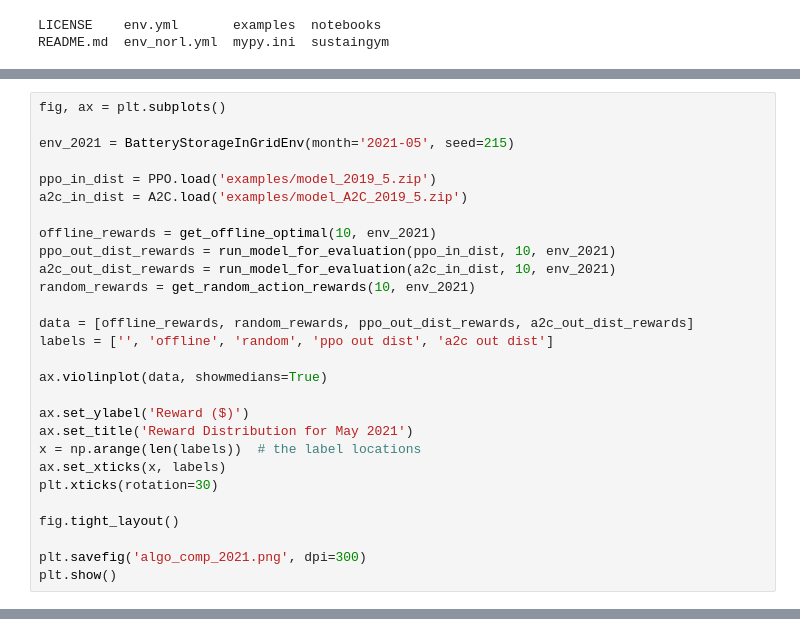
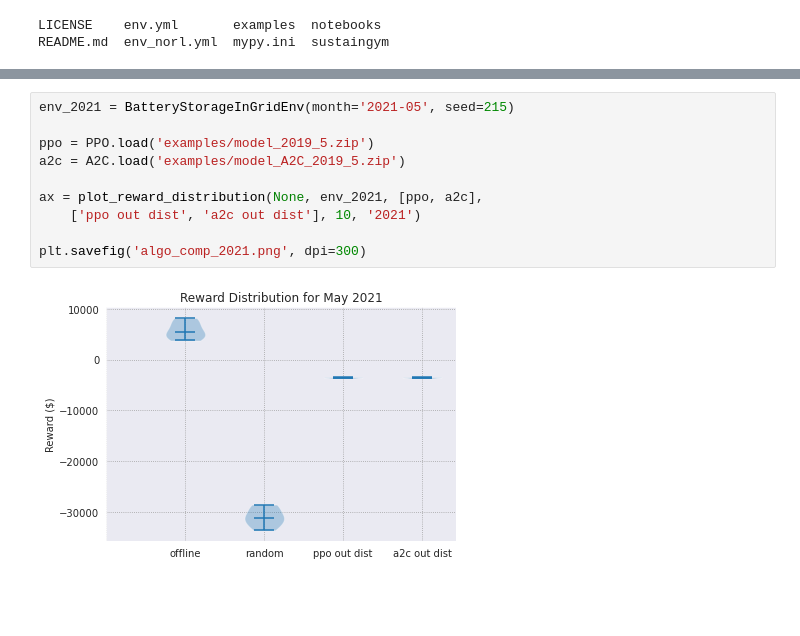
Before and after one commit to chrisyeh96/sustaingym, a Jupyter notebook: examples/model_analysis.ipynb, the cells around one changed output, grey strips where cells are left out. Drawn from its saved outputs; the diff is of its cells as text; blank space fills up the shorter version.

```diff
--- a/examples/model_analysis.ipynb
+++ b/examples/model_analysis.ipynb
@@ -160,28 +57,0 @@ plt.show()
-# %%
-fig, ax = plt.subplots()
-
-env_2021 = BatteryStorageInGridEnv(month='2021-05', seed=215)
-
-ppo_in_dist = PPO.load('examples/model_2019_5.zip')
-a2c_in_dist = A2C.load('examples/model_A2C_2019_5.zip')
-
-offline_rewards = get_offline_optimal(10, env_2021)
-ppo_out_dist_rewards = run_model_for_evaluation(ppo_in_dist, 10, env_2021)
-a2c_out_dist_rewards = run_model_for_evaluation(a2c_in_dist, 10, env_2021)
-random_rewards = get_random_action_rewards(10, env_2021)
-
-data = [offline_rewards, random_rewards, ppo_out_dist_rewards, a2c_out_dist_rewards]
-labels = ['', 'offline', 'random', 'ppo out dist', 'a2c out dist']
-
-ax.violinplot(data, showmedians=True)
-
-ax.set_ylabel('Reward ($)')
-ax.set_title('Reward Distribution for May 2021')
-x = np.arange(len(labels))  # the label locations
-ax.set_xticks(x, labels)
-plt.xticks(rotation=30)
-
-fig.tight_layout()
-
-plt.savefig('algo_comp_2021.png', dpi=300)
-plt.show()
@@ -239,0 +58,12 @@ ax2.xaxis.set_major_locator(loc)
+# %%
+env_2021 = BatteryStorageInGridEnv(month='2021-05', seed=215)
+
+ppo = PPO.load('examples/model_2019_5.zip')
+a2c = A2C.load('examples/model_A2C_2019_5.zip')
+
+ax = plot_reward_distribution(None, env_2021, [ppo, a2c],
+    ['ppo out dist', 'a2c out dist'], 10, '2021')
+
+plt.savefig('algo_comp_2021.png', dpi=300)
+# %% [output]
+[figure, added]
```
Also changed, not shown: parts of 13 cells of this notebook, 16 other files.
